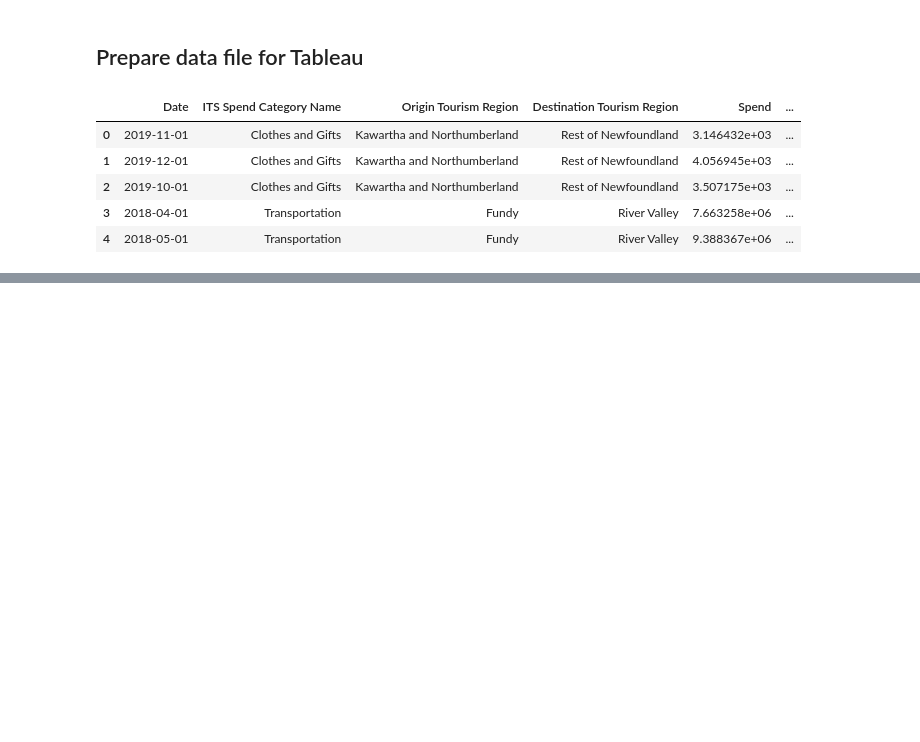
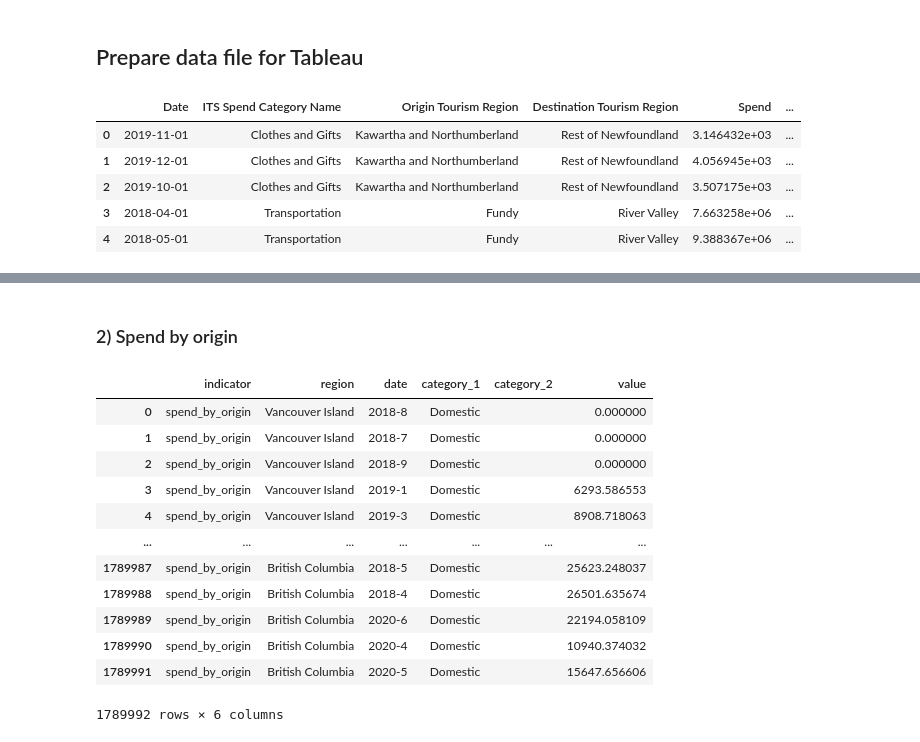
Before and after one commit to Vizzuality/tota, a Jupyter notebook: data/notebooks/tota_spending_data.ipynb, the cells around one changed output, grey strips where cells are left out. Cells and saved outputs as stored; diff of their text form; code cells hidden in the pictures; blank space fills up the shorter version.

```diff
--- a/data/notebooks/tota_spending_data.ipynb
+++ b/data/notebooks/tota_spending_data.ipynb
@@ -690,0 +782,34 @@ df_to_save.to_csv('../data/spending_data_processed.csv', index=False)
+# %% [markdown]
+### 2) Spend by origin
+# %%
+df_ind_r = pd.DataFrame({'indicator': 'spend_by_origin',
+'region': df_api['destination region'].values,
+'date': df_api.date.str[:-3].str.replace('-0', '-'),
+'category_1': df_api['origin'].values,
+'category_2':'',
+'value': df_api.spend})
+
+df_ind_bc = pd.DataFrame({'indicator': 'spend_by_origin',
+'region': 'British Columbia',
+'date': df_api.date.str[:-3].str.replace('-0', '-'),
+'category_1': df_api['origin'].values,
+'category_2':'',
+'value': df_api.spend})
+
+df_ind = pd.concat([df_ind_r, df_ind_bc], ignore_index = True)
+
+df_ind
+# %% [output]
+|  | indicator | region | date | category_1 | category_2 | value |
+| 0 | spend_by_origin | Vancouver Island | 2018-8 | Domestic |  | 0.000000 |
+| 1 | spend_by_origin | Vancouver Island | 2018-7 | Domestic |  | 0.000000 |
+| 2 | spend_by_origin | Vancouver Island | 2018-9 | Domestic |  | 0.000000 |
+| 3 | spend_by_origin | Vancouver Island | 2019-1 | Domestic |  | 6293.586553 |
+| 4 | spend_by_origin | Vancouver Island | 2019-3 | Domestic |  | 8908.718063 |
+| ... | ... | ... | ... | ... | ... | ... |
+| 1789987 | spend_by_origin | British Columbia | 2018-5 | Domestic |  | 25623.248037 |
+| 1789988 | spend_by_origin | British Columbia | 2018-4 | Domestic |  | 26501.635674 |
+| 1789989 | spend_by_origin | British Columbia | 2020-6 | Domestic |  | 22194.058109 |
+| 1789990 | spend_by_origin | British Columbia | 2020-4 | Domestic |  | 10940.374032 |
+| 1789991 | spend_by_origin | British Columbia | 2020-5 | Domestic |  | 15647.656606 |
+1789992 rows × 6 columns
```
Also changed, not shown: parts of 21 cells of this notebook.
